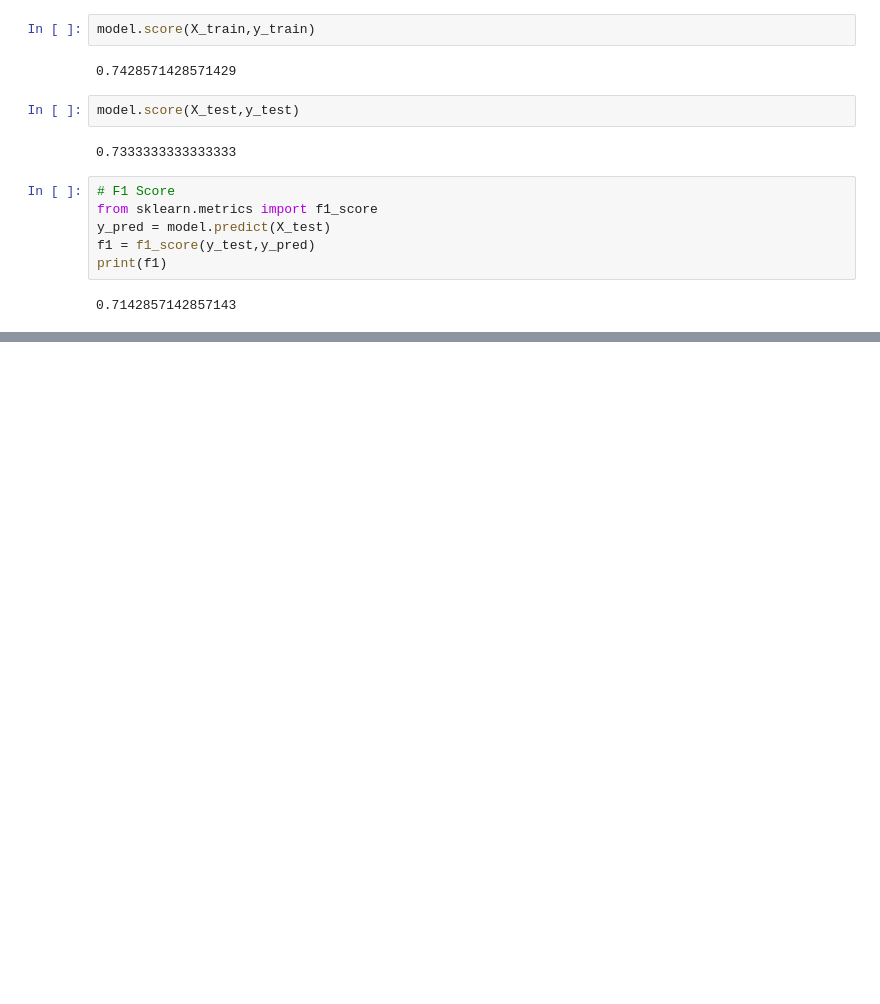
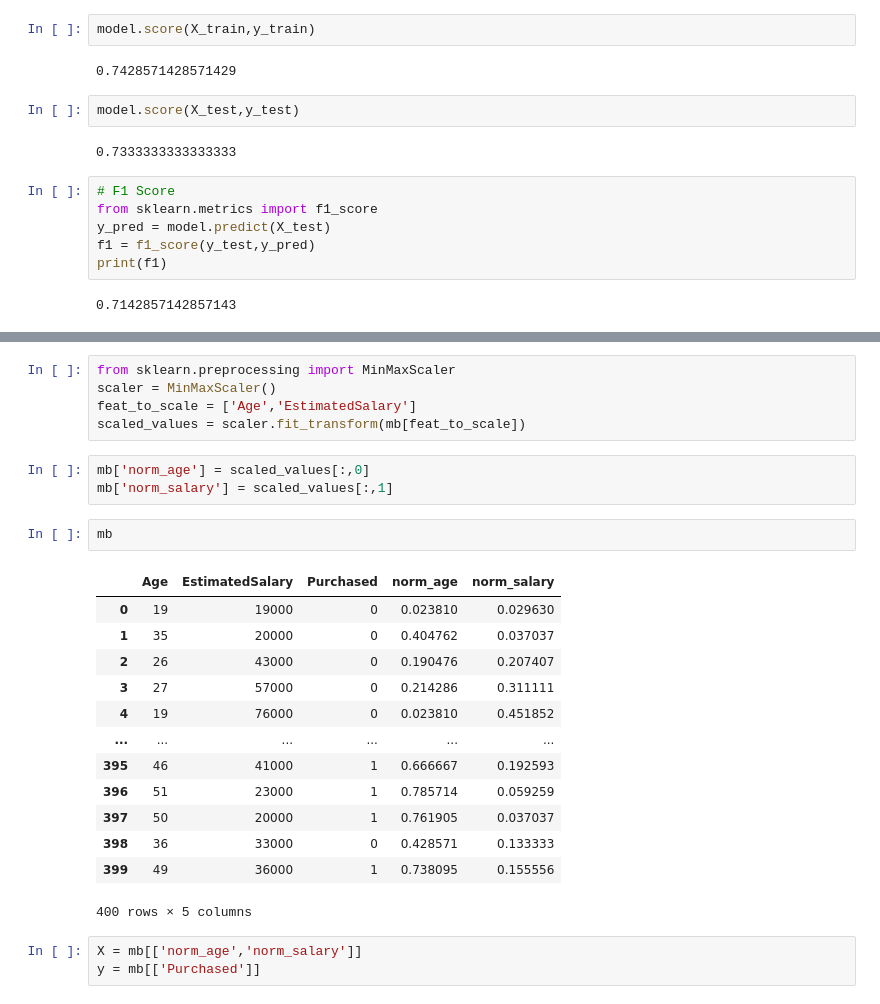
Before and after one commit to raghu24k/ML-Practical, a Jupyter notebook: practice.ipynb, the cells around one changed output, grey strips where cells are left out. Drawn from its saved outputs; the diff is of its cells as text; blank space fills up the shorter version.

```diff
--- a/practice.ipynb
+++ b/practice.ipynb
@@ -219,0 +298,27 @@ print(f1)
+# %%
+from sklearn.preprocessing import MinMaxScaler
+scaler = MinMaxScaler()
+feat_to_scale = ['Age','EstimatedSalary']
+scaled_values = scaler.fit_transform(mb[feat_to_scale])
+# %%
+mb['norm_age'] = scaled_values[:,0]
+mb['norm_salary'] = scaled_values[:,1]
+# %%
+mb
+# %% [output]
+|  | Age | EstimatedSalary | Purchased | norm_age | norm_salary |
+| 0 | 19 | 19000 | 0 | 0.023810 | 0.029630 |
+| 1 | 35 | 20000 | 0 | 0.404762 | 0.037037 |
+| 2 | 26 | 43000 | 0 | 0.190476 | 0.207407 |
+| 3 | 27 | 57000 | 0 | 0.214286 | 0.311111 |
+| 4 | 19 | 76000 | 0 | 0.023810 | 0.451852 |
+| ... | ... | ... | ... | ... | ... |
+| 395 | 46 | 41000 | 1 | 0.666667 | 0.192593 |
+| 396 | 51 | 23000 | 1 | 0.785714 | 0.059259 |
+| 397 | 50 | 20000 | 1 | 0.761905 | 0.037037 |
+| 398 | 36 | 33000 | 0 | 0.428571 | 0.133333 |
+| 399 | 49 | 36000 | 1 | 0.738095 | 0.155556 |
+400 rows × 5 columns
+# %%
+X = mb[['norm_age','norm_salary']]
+y = mb[['Purchased']]
```
Also changed, not shown: parts of 13 cells of this notebook, 1 other file.
